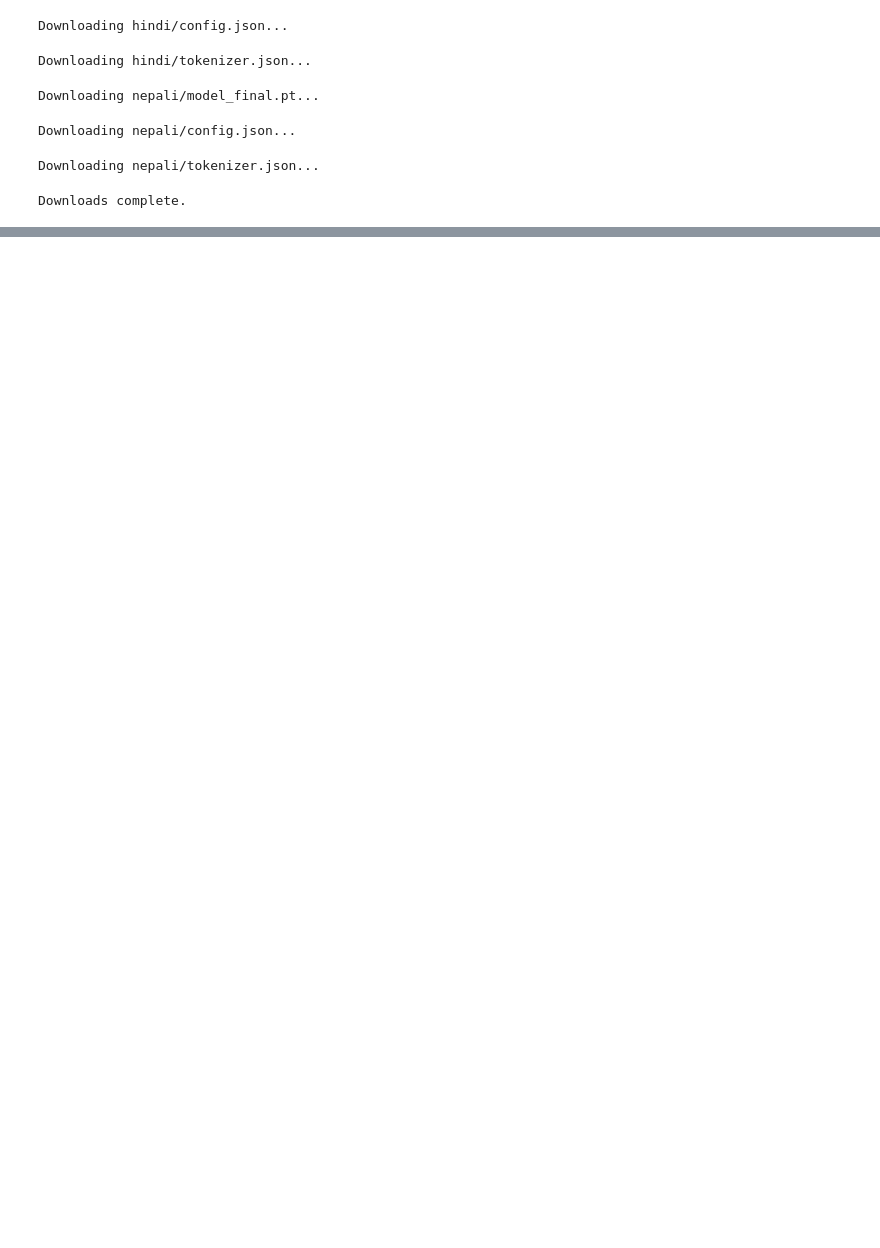
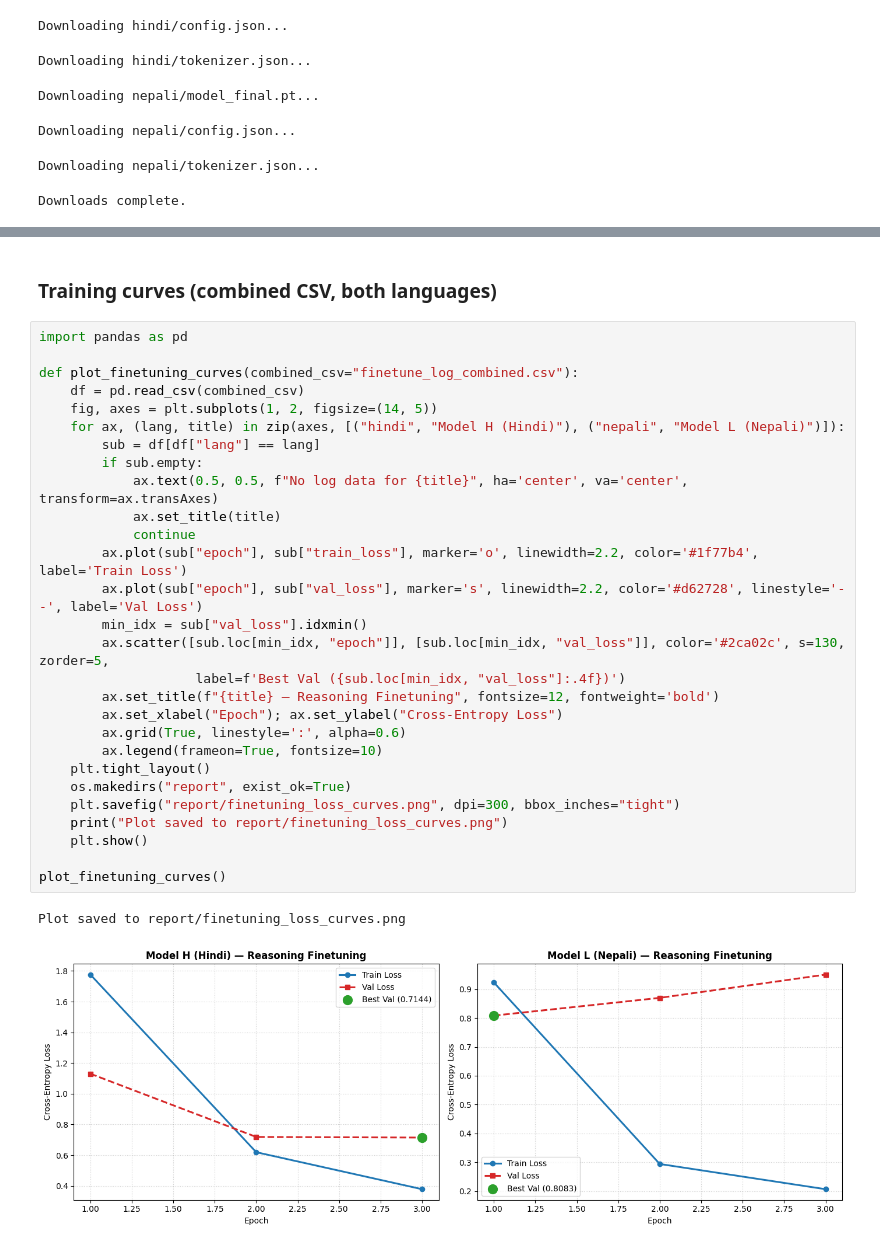
Before and after one commit to ManyaJain111/indic-llms, a Jupyter notebook: notebooks/phase3_reasoning_finetuning.ipynb, the cells around one changed output, grey strips where cells are left out. Saved outputs shown, nothing was run; the diff lists cells and outputs as text; blank space fills up the shorter version.

```diff
--- a/notebooks/phase3_reasoning_finetuning.ipynb
+++ b/notebooks/phase3_reasoning_finetuning.ipynb
@@ -910,0 +831,33 @@ EASY PROMPT ACCURACY: 50.00%
+# %% [markdown]
+### Training curves (combined CSV, both languages)
+# %%
+import pandas as pd
+
+def plot_finetuning_curves(combined_csv="finetune_log_combined.csv"):
+    df = pd.read_csv(combined_csv)
+    fig, axes = plt.subplots(1, 2, figsize=(14, 5))
+    for ax, (lang, title) in zip(axes, [("hindi", "Model H (Hindi)"), ("nepali", "Model L (Nepali)")]):
+        sub = df[df["lang"] == lang]
+        if sub.empty:
+            ax.text(0.5, 0.5, f"No log data for {title}", ha='center', va='center', transform=ax.transAxes)
+            ax.set_title(title)
+            continue
+        ax.plot(sub["epoch"], sub["train_loss"], marker='o', linewidth=2.2, color='#1f77b4', label='Train Loss')
+        ax.plot(sub["epoch"], sub["val_loss"], marker='s', linewidth=2.2, color='#d62728', linestyle='--', label='Val Loss')
+        min_idx = sub["val_loss"].idxmin()
+        ax.scatter([sub.loc[min_idx, "epoch"]], [sub.loc[min_idx, "val_loss"]], color='#2ca02c', s=130, zorder=5,
+                    label=f'Best Val ({sub.loc[min_idx, "val_loss"]:.4f})')
+        ax.set_title(f"{title} — Reasoning Finetuning", fontsize=12, fontweight='bold')
+        ax.set_xlabel("Epoch"); ax.set_ylabel("Cross-Entropy Loss")
+        ax.grid(True, linestyle=':', alpha=0.6)
+        ax.legend(frameon=True, fontsize=10)
+    plt.tight_layout()
+    os.makedirs("report", exist_ok=True)
+    plt.savefig("report/finetuning_loss_curves.png", dpi=300, bbox_inches="tight")
+    print("Plot saved to report/finetuning_loss_curves.png")
+    plt.show()
+
+plot_finetuning_curves()
+# %% [output]
+Plot saved to report/finetuning_loss_curves.png
+[figure, added]
```
Also changed, not shown: parts of 39 cells of this notebook, 6 other files.
